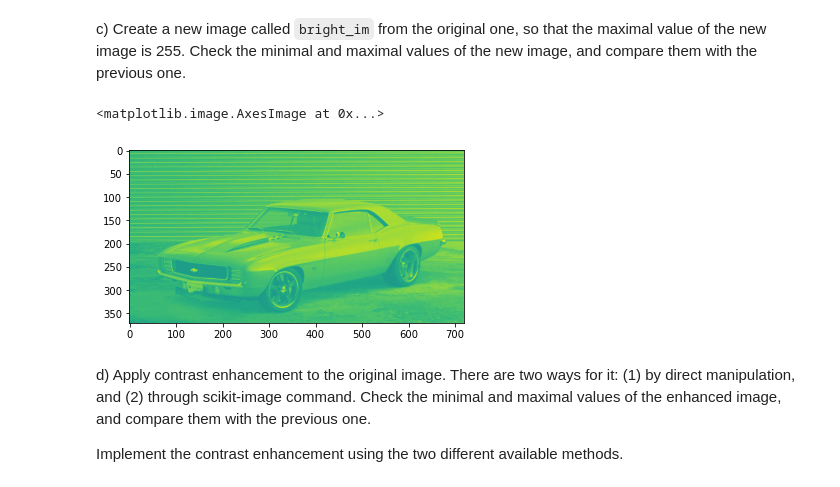
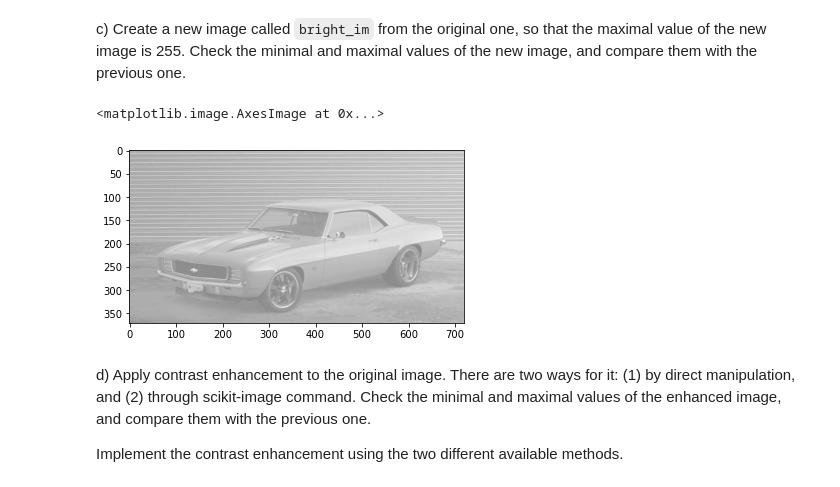
Before and after one commit to rsberrocal/VA_Practicas, a Jupyter notebook: Lab1/P1_RichardSudario.ipynb, the cells around one changed output. Cells and saved outputs as stored; diff of their text form; code cells hidden in the pictures.

```diff
--- a/Lab1/P1_RichardSudario.ipynb
+++ b/Lab1/P1_RichardSudario.ipynb
@@ -227,11 +227,11 @@ c) Create a new image called `bright_im` from the original one, so that the maxi
 # %%
 bright_im = np.copy(car_lowcontrast)
 #193 max value from original
 bright_im[:] = bright_im[:] + (255 - 193)
-plt.imshow(bright_im, vmin = 0, vmax = 255)
+plt.imshow(bright_im, vmin = 0, vmax = 255, cmap='gray')
 # %% [output]
 <matplotlib.image.AxesImage at 0x...>
-[figure, old version]
+[figure, new version]
 # %% [markdown]
 d) Apply contrast enhancement to the original image. There are two ways for it: (1) by direct manipulation, and (2) through scikit-image command. Check the minimal and maximal values of the enhanced image, and compare them with the previous one.
 
```
